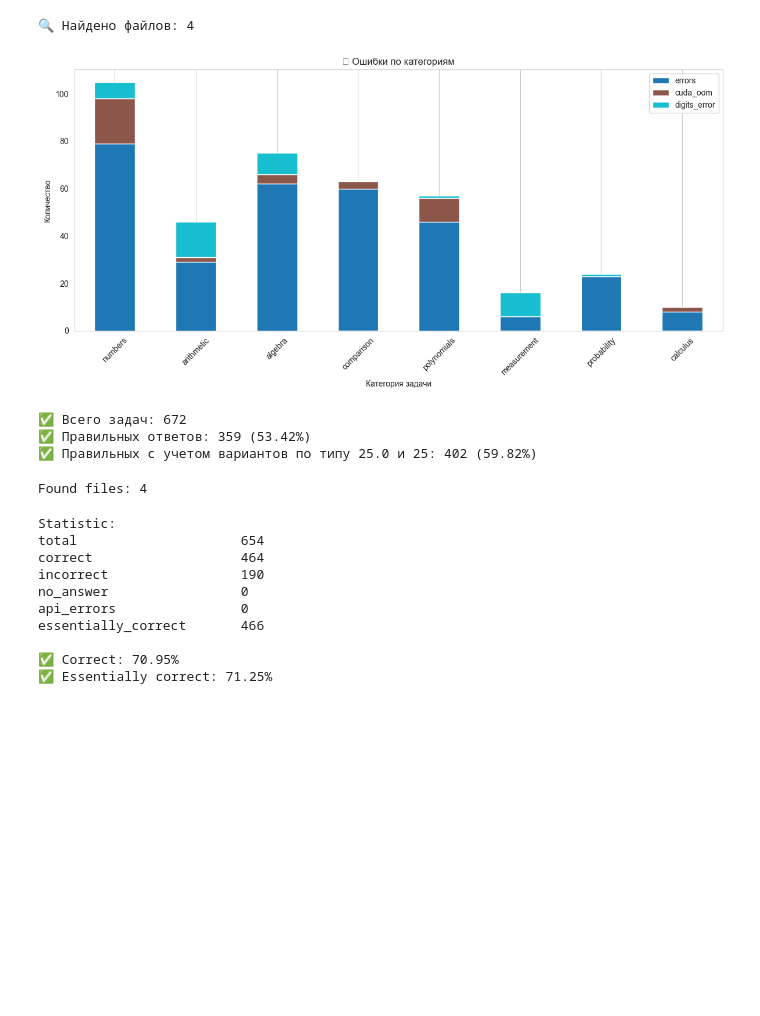
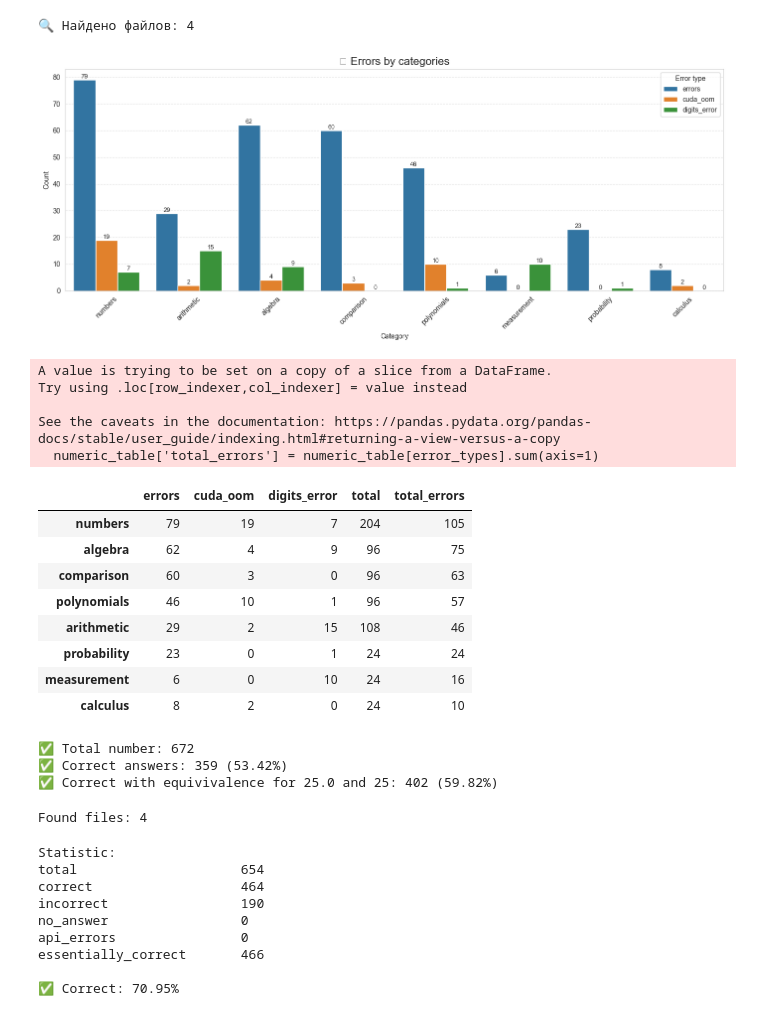
Before and after one commit to electiveCourses/Agentic-AI-for-Mathematical-Equation-Solving, a Jupyter notebook: notebooks/evaluation.ipynb, the cells around one changed output. Drawn from its saved outputs; the diff is of its cells as text; code cells hidden in the pictures; blank space fills up the shorter version.

```diff
--- a/notebooks/evaluation.ipynb
+++ b/notebooks/evaluation.ipynb
@@ -92,44 +92,76 @@ for filepath in files:
 # %% [output]
 🔍 Найдено файлов: 4
 # %%
-import pandas as pd
+from IPython.display import display
 
-# Преобразование в DataFrame
+
 df_stats = pd.DataFrame.from_dict(category_totals, orient='index')
 df_stats = df_stats.sort_values('total', ascending=False)
 
-# Столбчатые диаграммы
+
 error_types = ['errors', 'cuda_oom', 'digits_error']
-df_stats_plot = df_stats[error_types]
+df_stats_plot = df_stats[error_types].copy()
+df_stats_plot['category'] = df_stats_plot.index
+df_stats_plot = df_stats_plot.reset_index(drop=True)
 
-# Визуализация
-df_stats_plot.plot(kind='bar', figsize=(12, 6), stacked=True, colormap='tab10')
-plt.title("🧮 Ошибки по категориям")
-plt.xlabel("Категория задачи")
-plt.ylabel("Количество")
+
+plt.figure(figsize=(14, 6))
+barplot = sns.barplot(
+    data=pd.melt(df_stats_plot, id_vars='category', value_vars=error_types),
+    x='category', y='value', hue='variable', palette='tab10'
+)
+plt.title("🧮 Errors by categories", fontsize=16)
+plt.xlabel("Category")
+plt.ylabel("Count")
 plt.xticks(rotation=45)
-plt.grid(axis='y')
+plt.grid(axis='y', linestyle='--', alpha=0.6)
+
+
+for container in barplot.containers:
+    barplot.bar_label(container, fmt='%d', label_type='edge', fontsize=9)
+
 plt.tight_layout()
+plt.legend(title='Error type')
 plt.show()
+
+
+numeric_table = df_stats[error_types + ['total']]
+numeric_table['total_errors'] = numeric_table[error_types].sum(axis=1)
+numeric_table = numeric_table.sort_values('total_errors', ascending=False)
+
+display(numeric_table)
 # %% [output]
-[figure, old version]
+[figure, new version]
+A value is trying to be set on a copy of a slice from a DataFrame.
+Try using .loc[row_indexer,col_indexer] = value instead
+
+See the caveats in the documentation: https://pandas.pydata.org/pandas-docs/stable/user_guide/indexing.html#returning-a-view-versus-a-copy
+  numeric_table['total_errors'] = numeric_table[error_types].sum(axis=1)
+|  | errors | cuda_oom | digits_error | total | total_errors |
+| numbers | 79 | 19 | 7 | 204 | 105 |
+| algebra | 62 | 4 | 9 | 96 | 75 |
+| comparison | 60 | 3 | 0 | 96 | 63 |
+| polynomials | 46 | 10 | 1 | 96 | 57 |
+| arithmetic | 29 | 2 | 15 | 108 | 46 |
+| probability | 23 | 0 | 1 | 24 | 24 |
+| measurement | 6 | 0 | 10 | 24 | 16 |
+| calculus | 8 | 2 | 0 | 24 | 10 |
 # %%
-# Подсчет суммарной статистики
 total_tasks = df_stats['total'].sum()
 total_correct = df_stats['total'].sum() - df_stats['errors'].sum()
 total_correct_with_equiv = total_correct + df_stats['digits_error'].sum()
 
-# Общая точность
+
 accuracy = total_correct / total_tasks * 100
 accuracy_with_equiv = total_correct_with_equiv / total_tasks * 100
 
-print(f"✅ Всего задач: {total_tasks}")
-print(f"✅ Правильных ответов: {total_correct} ({accuracy:.2f}%)")
-print(f"✅ Правильных с учетом вариантов по типу 25.0 и 25: {total_correct_with_equiv} ({accuracy_with_equiv:.2f}%)")
+print(f"✅ Total number: {total_tasks}")
+print(f"✅ Correct answers: {total_correct} ({accuracy:.2f}%)")
+print(f"✅ Correct with equivivalence for 25.0 and 25: {total_correct_with_equiv} ({accuracy_with_equiv:.2f}%)")
 # %% [output]
-✅ Всего задач: 672
-✅ Правильных ответов: 359 (53.42%)
-✅ Правильных с учетом вариантов по типу 25.0 и 25: 402 (59.82%)
+✅ Total number: 672
+✅ Correct answers: 359 (53.42%)
+✅ Correct with equivivalence for 25.0 and 25: 402 (59.82%)
 # %%
 import os, json
 from math import isclose
@@ -181,13 +213,10 @@ for k, v in overall_stats.items():
     print(f"{k:25} {v}")
 
 
-essentially_correct = overall_stats["essentially_correct"]
 total = overall_stats["total"]
 percent_correct = overall_stats["correct"] / total * 100
-percent_essentially_correct = essentially_correct / total * 100
 
 print(f"\n✅ Correct: {percent_correct:.2f}%")
-print(f"✅ Essentially correct: {percent_essentially_correct:.2f}%")
 # %% [output]
 Statistic:
 total                     654
@@ -198,4 +227,3 @@ api_errors                0
 essentially_correct       466
 
 ✅ Correct: 70.95%
-✅ Essentially correct: 71.25%
```
